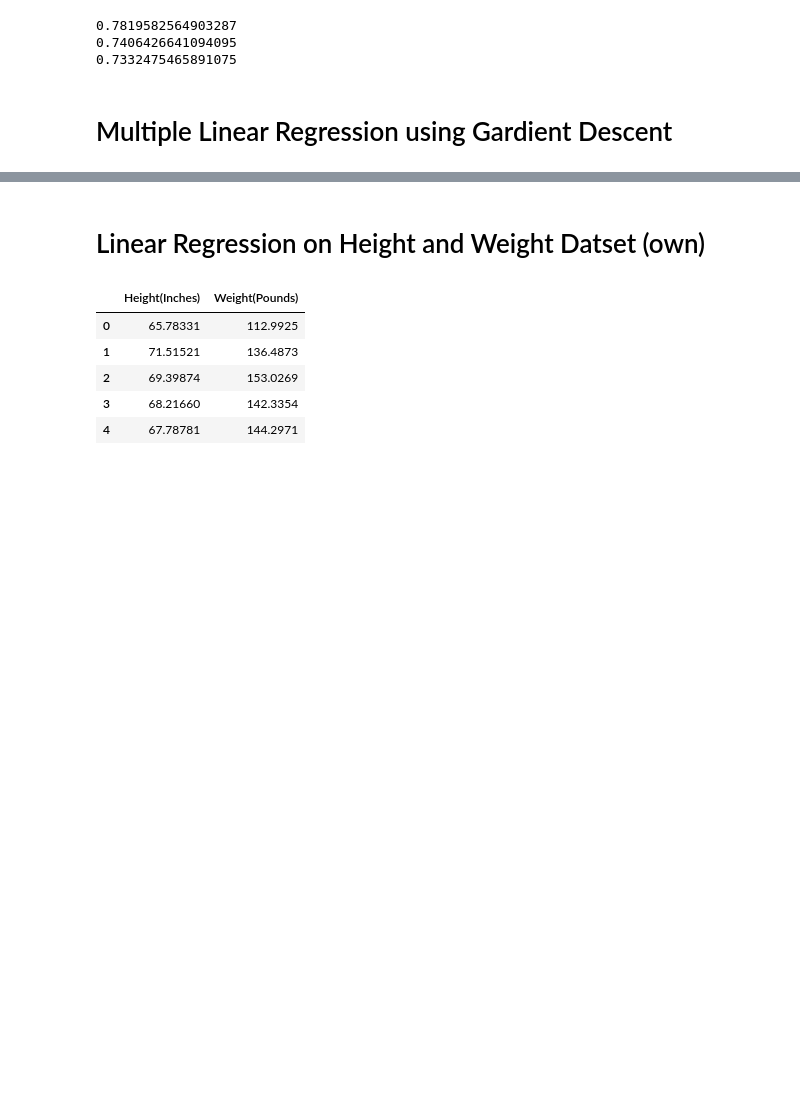
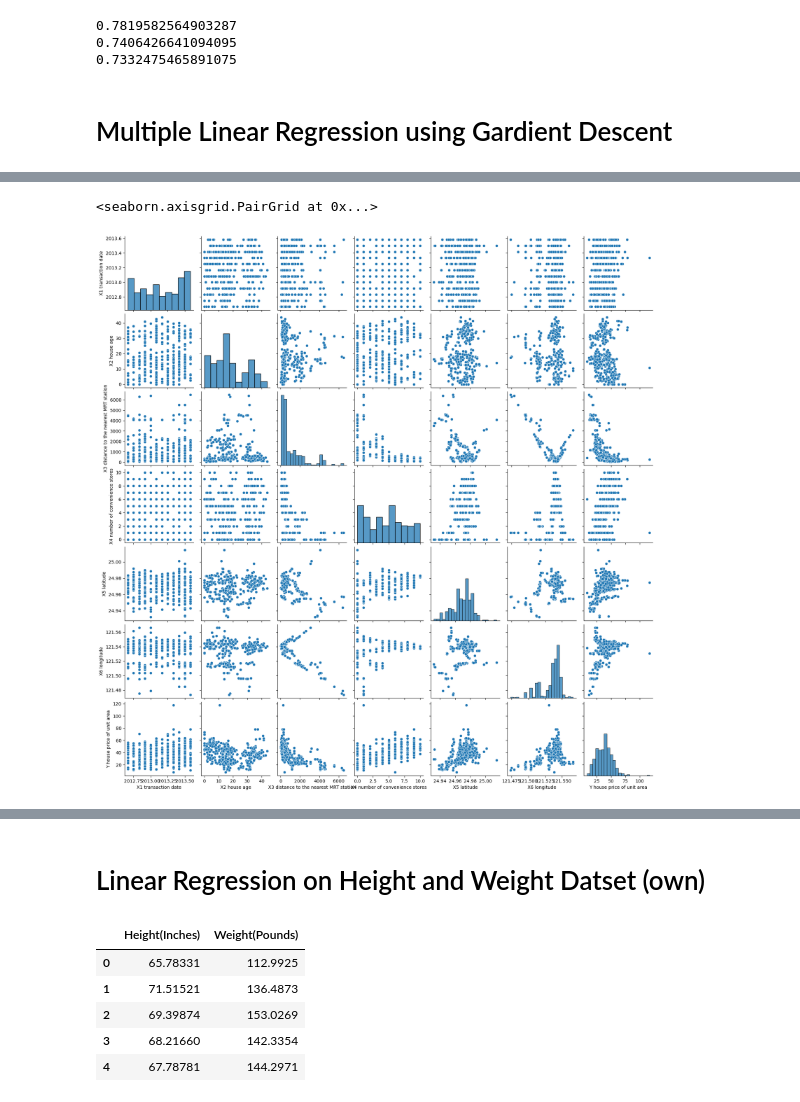
Before and after one commit to sandeepshakya2019/Machine-Learning-HandsOn, a Jupyter notebook: 01_Code/1_MachineLearningAlgo/1_LinearRegression.ipynb, the cells around one changed output, grey strips where cells are left out. Saved outputs shown, nothing was run; the diff lists cells and outputs as text; code cells hidden in the pictures; blank space fills up the shorter version.

```diff
--- a/01_Code/1_MachineLearningAlgo/1_LinearRegression.ipynb
+++ b/01_Code/1_MachineLearningAlgo/1_LinearRegression.ipynb
@@ -356,0 +362,5 @@ print(m.adjustedr2score(X,Y,m.predict(X)))
+# %%
+rs_df = pd.read_csv("./Realestate.csv")
+rs_df = rs_df.drop("No",axis=1)
+# rs_df = rs_df.drop(columns = ["No"],axis=1, inplace=True)
+rs_df.head()
@@ -356,0 +374,5 @@ print(m.adjustedr2score(X,Y,m.predict(X)))
+# %%
+sns.pairplot(rs_df)
+# %% [output]
+<seaborn.axisgrid.PairGrid at 0x...>
+[figure, added]
```
Also changed, not shown: parts of 20 cells of this notebook, 2 other files.
